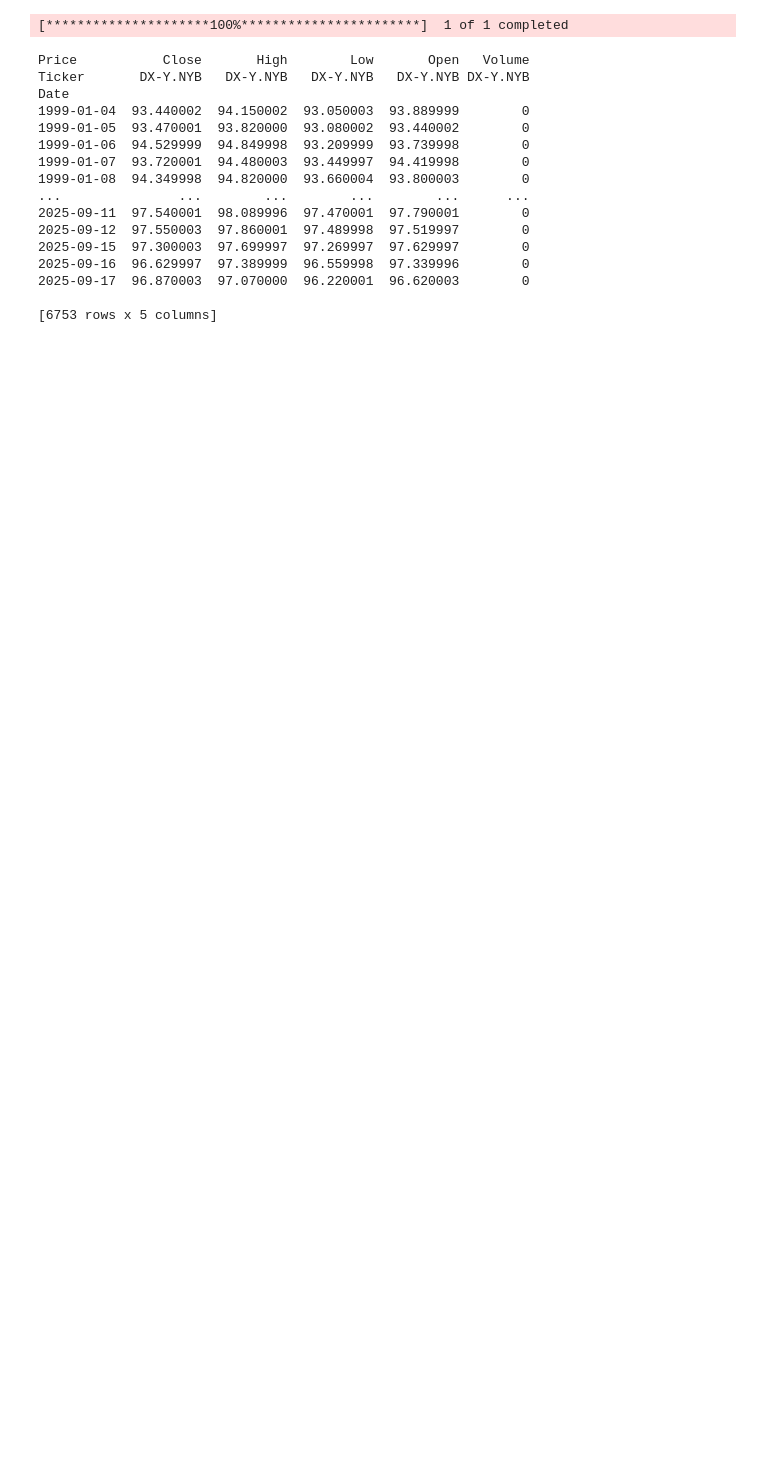
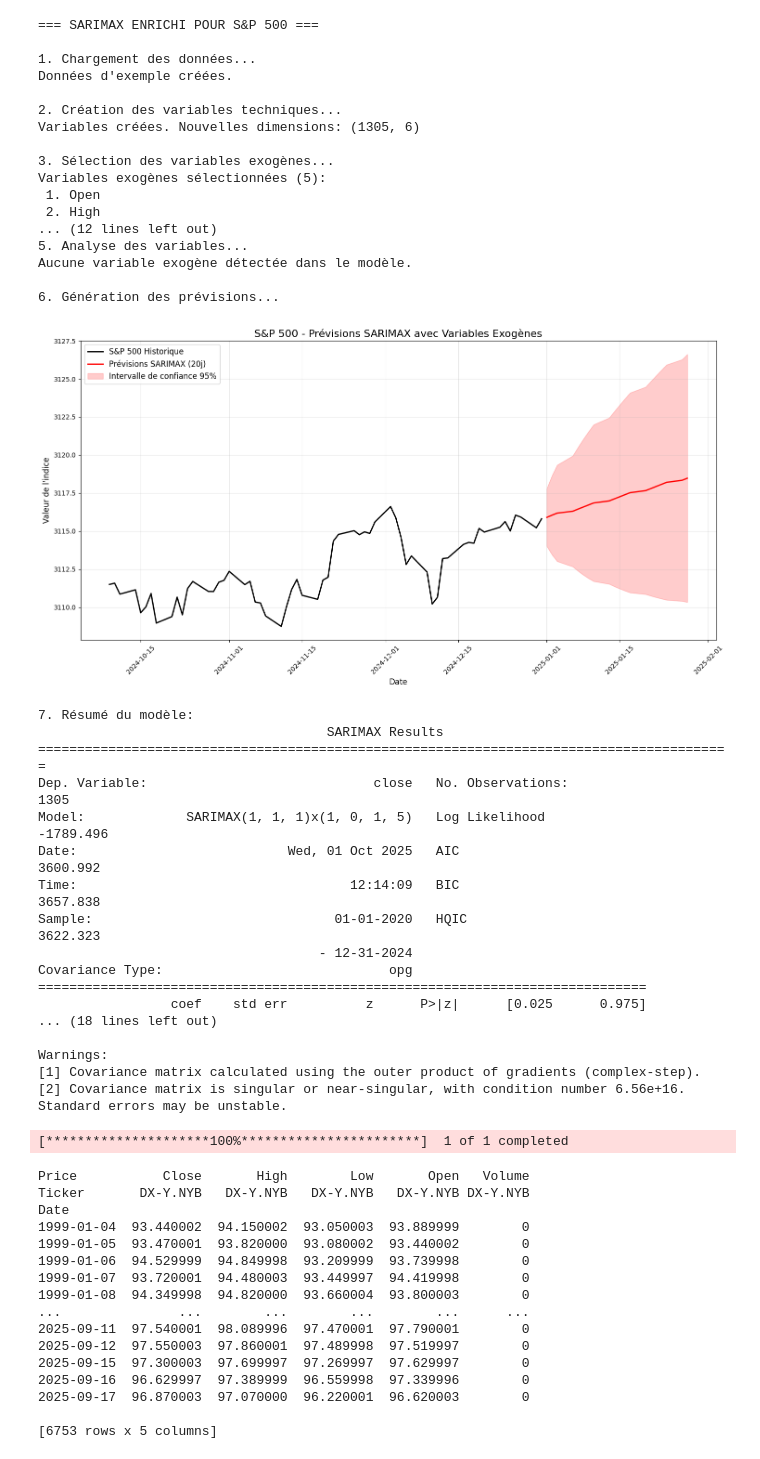
Before and after one commit to Alazuz/bigdata_project, a Jupyter notebook: SARIMAX.ipynb, the cells around one changed output. Saved outputs shown, nothing was run; the diff lists cells and outputs as text; code cells hidden in the pictures; blank space fills up the shorter version.

Commit message:
SARIMAX a paramétré

```diff
--- a/SARIMAX.ipynb
+++ b/SARIMAX.ipynb
@@ -103,16 +89,16 @@ class SP500SARIMAXForecaster:
 
         # 2. Moyennes mobiles et signaux techniques
         if target_column in df.columns:
-            df['MOV_AVG_10D'] = df['MOV_AVG_10D']
-            df['MOV_AVG_20D'] = df['MOV_AVG_20D']
-            df['MOV_AVG_30D'] = df['MOV_AVG_30D']
-            df['MOV_AVG_50D'] = df['MOV_AVG_50D']
-            df['MOV_AVG_100D'] = df['MOV_AVG_100D']
-            df['MOV_AVG_200D'] = df['MOV_AVG_200D']
+            df['mov_avg_10d'] = df['mov_avg_10d']
+            df['mov_avg_20d'] = df['mov_avg_20d']
+            df['mov_avg_30d'] = df['mov_avg_30d']
+            df['mov_avg_50d'] = df['mov_avg_50d']
+            df['mov_avg_100d'] = df['mov_avg_100d']
+            df['mov_avg_200d'] = df['mov_avg_200d']
 
             # Signaux techniques
-            df['ma_signal_short'] = (df[target_column] > df['MOV_AVG_10D']).astype(int)
-            df['ma_signal_long'] = (df[target_column] > df['MOV_AVG_50D']).astype(int)
+            df['ma_signal_short'] = (df[target_column] > df['mov_avg_10d']).astype(int)
+            df['ma_signal_long'] = (df[target_column] > df['mov_avg_50d']).astype(int)
 
         # 3. Volume (si disponible)
         if 'volume' in df.columns:
@@ -121,11 +107,6 @@ class SP500SARIMAXForecaster:
             df['high_volume'] = (df['volume_ratio'] > 1.5).astype(int)
 
         # === VARIABLES MACRO-ÉCONOMIQUES (si disponibles) ===
-        # Variation du taux d'intérêt
-        df['i_change'] = df['i'].diff()
-
-        # Taux d'intérêt anticipé
-        df['i_future_change'] = df['i_future'].diff()
 
         self.data = df
         print(f"Variables créées. Nouvelles dimensions: {df.shape}")
@@ -230,7 +211,7 @@ class SP500SARIMAXForecaster:
             print(f"Erreur lors de l'ajustement: {e}")
             return None
 
-    def forecast_with_exog(self, n_periods=30, exog_forecast=None):
+    def forecast_with_exog(self, n_periods=10, exog_forecast=None):
         """
         Génère des prévisions avec variables exogènes
 
@@ -249,7 +230,6 @@ class SP500SARIMAXForecaster:
             # Utiliser les dernières valeurs pour les variables exogènes
             last_exog = self.exog_vars.iloc[-1:].copy()
             exog_forecast = pd.concat([last_exog] * n_periods, ignore_index=True)
-            print("Utilisation des dernières valeurs pour les variables exogènes")
 
         try:
             forecast = self.fitted_model.forecast(steps=n_periods, exog=exog_forecast)
@@ -261,7 +241,7 @@ class SP500SARIMAXForecaster:
             print(f"Erreur lors de la prévision: {e}")
             return None, None
 
-    def plot_forecast(self, target_column='close', n_periods=30, figsize=(15, 8)):
+    def plot_forecast(self, target_column='close', n_periods=10, figsize=(15, 8)):
         """
         Visualise les prévisions SARIMAX
         """
@@ -386,34 +366,70 @@ if __name__ == "__main__":
     forecaster.data = demo_data
     print("Données d'exemple créées.")
 
     # Créer les variables techniques et calendaires
     print("\n2. Création des variables techniques...")
-    forecaster.create_market_features(target_column='close')
+    forecaster.create_market_features(target_column='cible')
 
     # Sélectionner les variables exogènes
     print("\n3. Sélection des variables exogènes...")
     exog_vars = forecaster.select_exog_variables(target_column='close', method='correlation')
 
     # Ajuster le modèle SARIMAX
     print("\n4. Ajustement du modèle SARIMAX...")
     fitted_model = forecaster.fit_sarimax_model(
         target_column='close',
         order=(1,1,1),
         seasonal_order=(1,0,1,5)
     )
 
     if fitted_model:
         # Analyser l'importance des variables
         print("\n5. Analyse des variables...")
         importance = forecaster.feature_importance()
 
         # Générer des prévisions
         print("\n6. Génération des prévisions...")
         forecast, conf_int = forecaster.plot_forecast(n_periods=20)
 
         # Résumé du modèle
         print("\n7. Résumé du modèle:")
         print(forecaster.summary())
+# %% [output]
+=== SARIMAX ENRICHI POUR S&P 500 ===
+
+1. Chargement des données...
+Données d'exemple créées.
+
+2. Création des variables techniques...
+Variables créées. Nouvelles dimensions: (1305, 6)
+
+3. Sélection des variables exogènes...
+Variables exogènes sélectionnées (5):
+ 1. Open
+ 2. High
+... (12 lines left out)
+5. Analyse des variables...
+Aucune variable exogène détectée dans le modèle.
+
+6. Génération des prévisions...
+[figure, added]
+7. Résumé du modèle:
+                                     SARIMAX Results
+=========================================================================================
+Dep. Variable:                             close   No. Observations:                 1305
+Model:             SARIMAX(1, 1, 1)x(1, 0, 1, 5)   Log Likelihood               -1789.496
+Date:                           Wed, 01 Oct 2025   AIC                           3600.992
+Time:                                   12:14:09   BIC                           3657.838
+Sample:                               01-01-2020   HQIC                          3622.323
+                                    - 12-31-2024
+Covariance Type:                             opg
+==============================================================================
+                 coef    std err          z      P>|z|      [0.025      0.975]
+... (18 lines left out)
+
+Warnings:
+[1] Covariance matrix calculated using the outer product of gradients (complex-step).
+[2] Covariance matrix is singular or near-singular, with condition number 6.56e+16. Standard errors may be unstable.
 # %%
 # %% [output]
 [*********************100%***********************]  1 of 1 completed
```
Also changed, not shown: parts of 1 cell of this notebook.
